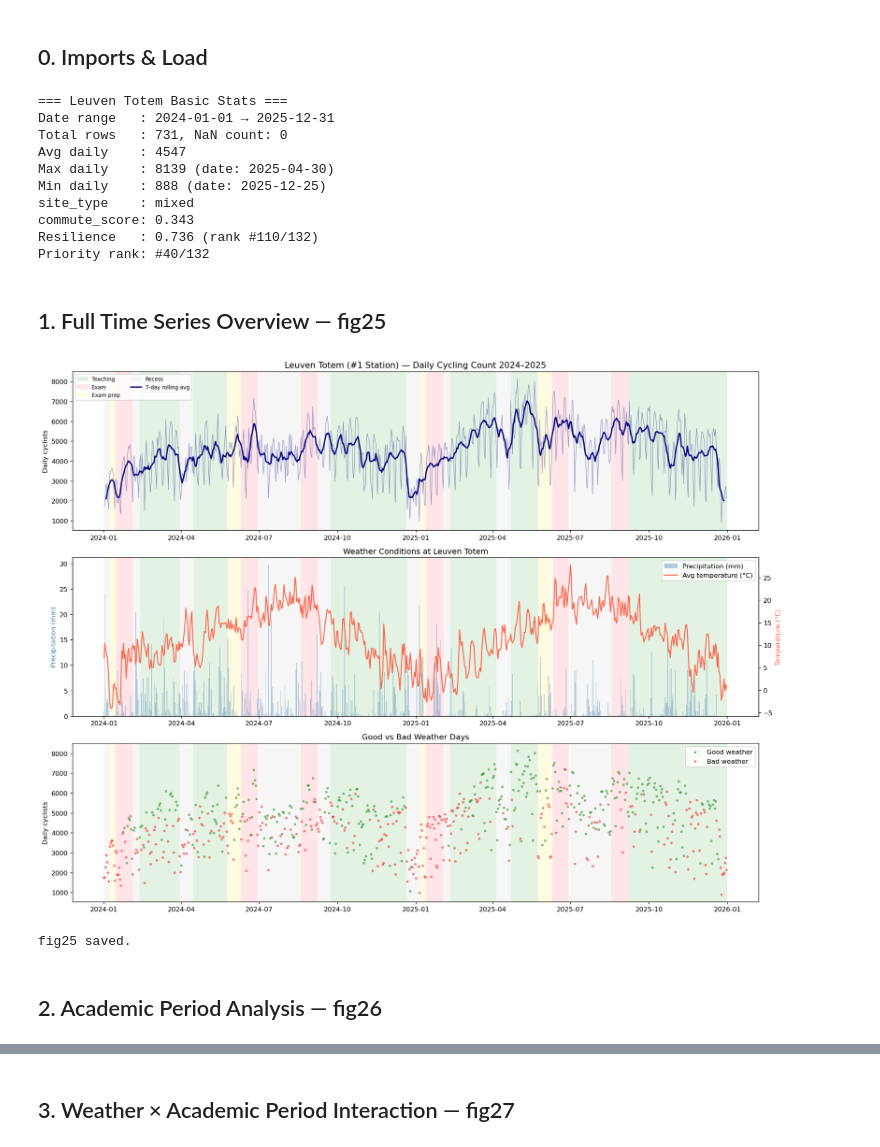
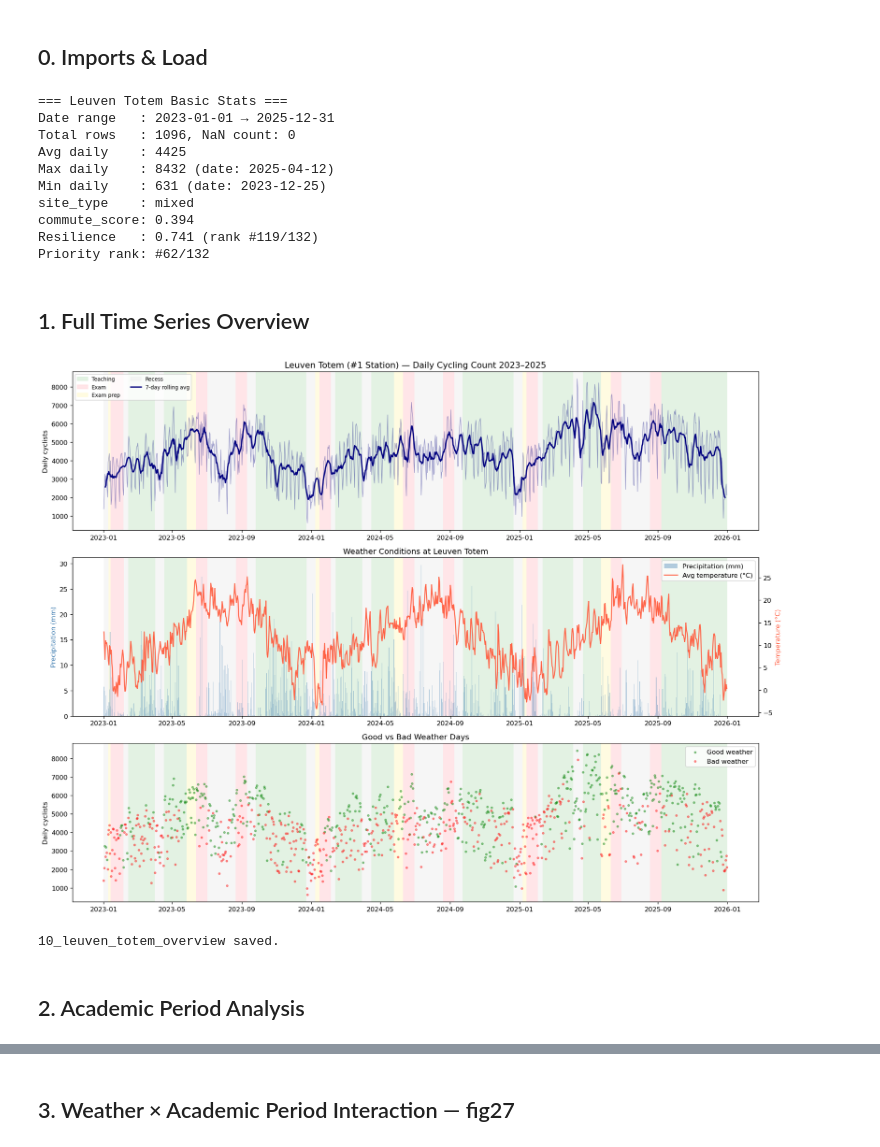
Before and after one commit to Queena34/mda-cycling-weather-group6, a Jupyter notebook: notebooks/10_leuven_totem_case.ipynb, the cells around one changed output, grey strips where cells are left out. Saved outputs shown, nothing was run; the diff lists cells and outputs as text; code cells hidden in the pictures.

```diff
--- a/notebooks/10_leuven_totem_case.ipynb
+++ b/notebooks/10_leuven_totem_case.ipynb
@@ -8,11 +15,4 @@ weather to shape cycling demand.
 # %%
-from pathlib import Path
-
-import matplotlib.patches as mpatches
-import matplotlib.pyplot as plt
-import numpy as np
-import pandas as pd
-
 %matplotlib inline
 plt.rcParams["figure.dpi"] = 120
 
@@ -50,6 +50,11 @@ def shade_ku_periods(ax, df):
                    color=color, alpha=0.5, lw=0)
 
 panel      = pd.read_parquet(PROCESSED / "analysis_panel.parquet")
+site_cls   = pd.read_parquet(PROCESSED / "site_classification.parquet")
+panel = panel.merge(
+    site_cls[["site ID", "site_type", "commute_score"]],
+    on="site ID", how="left"
+)
 resilience = pd.read_parquet(PROCESSED / "station_resilience.parquet")
 
 leuven = panel[panel["site ID"] == 107].copy()
@@ -76,17 +81,17 @@ print(f"Resilience   : {lt_res['resilience_score']:.3f} "
 print(f"Priority rank: #{int(lt_res['priority_rank'])}/132")
 # %% [output]
 === Leuven Totem Basic Stats ===
-Date range   : 2024-01-01 → 2025-12-31
-Total rows   : 731, NaN count: 0
-Avg daily    : 4547
-Max daily    : 8139 (date: 2025-04-30)
-Min daily    : 888 (date: 2025-12-25)
+Date range   : 2023-01-01 → 2025-12-31
+Total rows   : 1096, NaN count: 0
+Avg daily    : 4425
+Max daily    : 8432 (date: 2025-04-12)
+Min daily    : 631 (date: 2023-12-25)
 site_type    : mixed
-commute_score: 0.343
-Resilience   : 0.736 (rank #110/132)
-Priority rank: #40/132
+commute_score: 0.394
+Resilience   : 0.741 (rank #119/132)
+Priority rank: #62/132
 # %% [markdown]
-## 1. Full Time Series Overview — fig25
+## 1. Full Time Series Overview
 # %%
 fig, axes = plt.subplots(3, 1, figsize=(16, 12))
 
@@ -104,7 +109,7 @@ rolling7 = leuven.set_index("date")["aantal"].rolling(7, center=True).mean()
 ax.plot(rolling7.index, rolling7.values,
         color="navy", linewidth=2, label="7-day rolling avg")
 ax.set_ylabel("Daily cyclists")
-ax.set_title("Leuven Totem (#1 Station) \u2014 Daily Cycling Count 2024\u20132025",
+ax.set_title("Leuven Totem (#1 Station) \u2014 Daily Cycling Count 2023\u20132025",
              fontsize=13)
 ax.legend(handles=legend_patches + ax.get_legend_handles_labels()[0],
           loc="upper left", fontsize=8, ncol=2)
@@ -113,39 +118,39 @@ ax.legend(handles=legend_patches + ax.get_legend_handles_labels()[0],
 ax = axes[1]
 shade_ku_periods(ax, leuven)
 ax2 = ax.twinx()
 ax.bar(leuven["date"], leuven["precip_total"],
        color="steelblue", alpha=0.4, label="Precipitation (mm)")
 ax2.plot(leuven["date"], leuven["temp_avg"],
          color="tomato", linewidth=1.5, label="Avg temperature (\u00b0C)")
 ax.set_ylabel("Precipitation (mm)", color="steelblue")
 ax2.set_ylabel("Temperature (\u00b0C)", color="tomato")
 ax.set_title("Weather Conditions at Leuven Totem")
 lines1, labels1 = ax.get_legend_handles_labels()
 lines2, labels2 = ax2.get_legend_handles_labels()
 ax.legend(lines1 + lines2, labels1 + labels2, loc="upper right")
 
 # Panel C: good vs bad weather days scatter
 ax = axes[2]
 shade_ku_periods(ax, leuven)
 good_days = leuven[leuven["is_bad_weather"] == False]
 bad_days  = leuven[leuven["is_bad_weather"] == True]
 ax.scatter(good_days["date"], good_days["aantal"],
            color="green", alpha=0.4, s=8, label="Good weather")
 ax.scatter(bad_days["date"],  bad_days["aantal"],
            color="red",   alpha=0.4, s=8, label="Bad weather")
 ax.set_ylabel("Daily cyclists")
 ax.set_title("Good vs Bad Weather Days")
 ax.legend(loc="upper right")
 
 fig.tight_layout()
-fig.savefig(FIGS / "fig25_leuven_totem_overview.png", dpi=150)
+fig.savefig(FIGS / "10_leuven_totem_overview.png", dpi=150)
 plt.show()
-print("fig25 saved.")
+print("10_leuven_totem_overview saved.")
 # %% [output]
-[figure, old version]
+[figure, new version]
-fig25 saved.
+10_leuven_totem_overview saved.
 # %% [markdown]
-## 2. Academic Period Analysis — fig26
+## 2. Academic Period Analysis
 # %%
 fig, axes = plt.subplots(1, 3, figsize=(16, 5))
 
```
Also changed, not shown: parts of 2 cells of this notebook, 11 other files.
